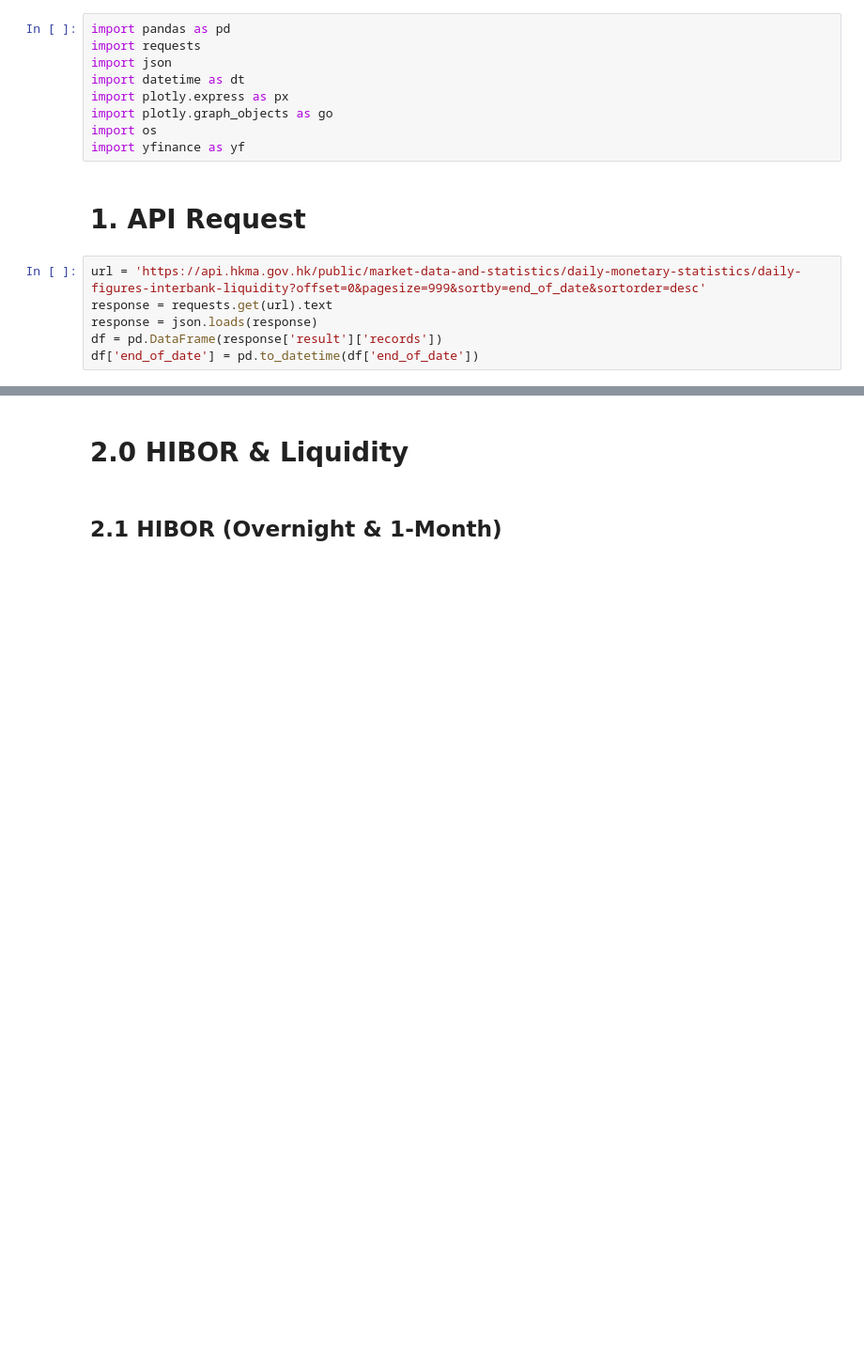
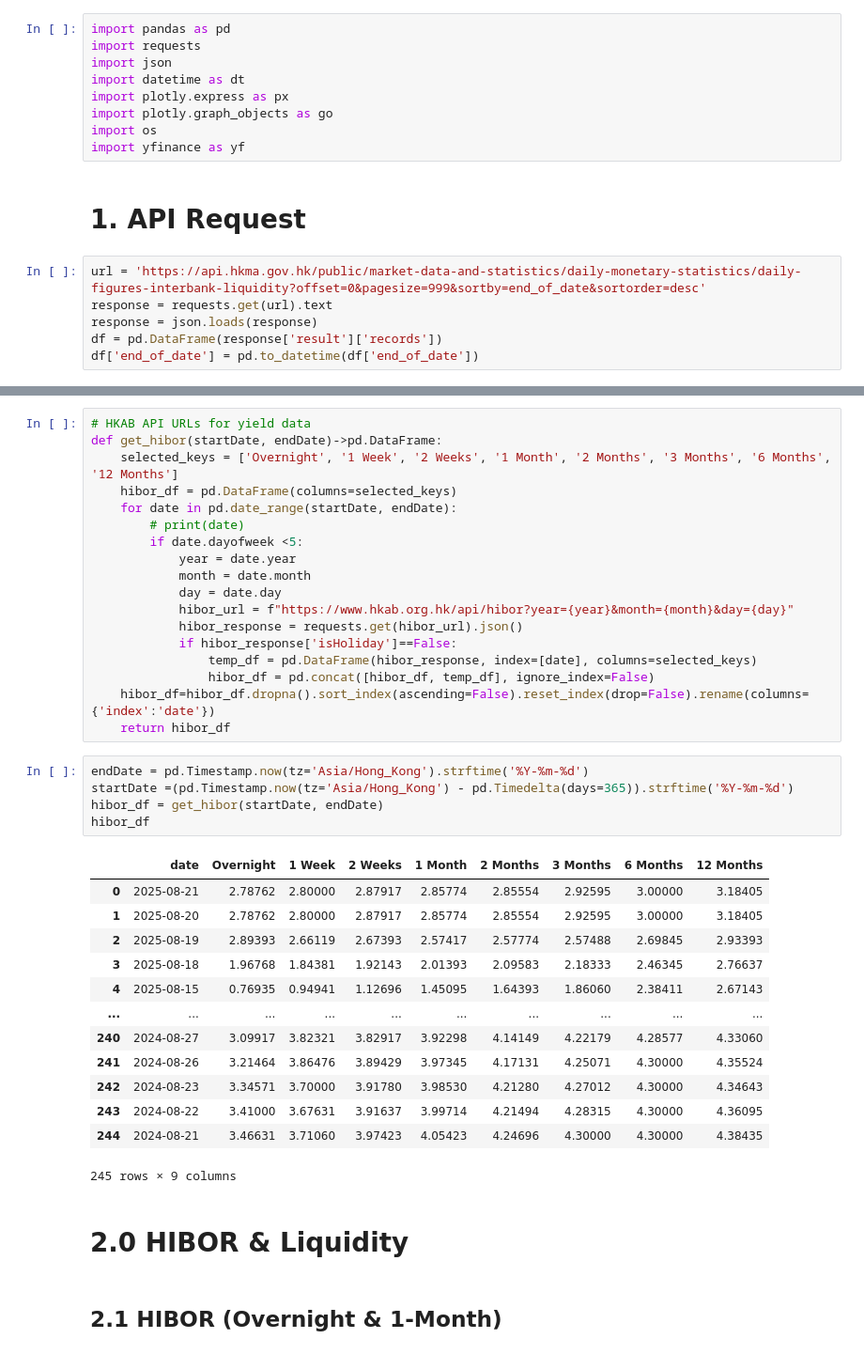
Before and after one commit to 0KeirLi0/EconomyAnalysis, a Jupyter notebook: notebook/YieldAnalysis/A02_DailyInterbankLiquidity.ipynb, the cells around one changed output, grey strips where cells are left out. Shown at 94% size. Cells and saved outputs as stored; diff of their text form; blank space fills up the shorter version.

Commit message:
update hibor api source

```diff
--- a/notebook/YieldAnalysis/A02_DailyInterbankLiquidity.ipynb
+++ b/notebook/YieldAnalysis/A02_DailyInterbankLiquidity.ipynb
@@ -22,3 +36,40 @@ df
+# %%
+# HKAB API URLs for yield data
+def get_hibor(startDate, endDate)->pd.DataFrame:
+    selected_keys = ['Overnight', '1 Week', '2 Weeks', '1 Month', '2 Months', '3 Months', '6 Months', '12 Months']
+    hibor_df = pd.DataFrame(columns=selected_keys)
+    for date in pd.date_range(startDate, endDate):
+        # print(date)
+        if date.dayofweek <5:
+            year = date.year
+            month = date.month
+            day = date.day
+            hibor_url = f"https://www.hkab.org.hk/api/hibor?year={year}&month={month}&day={day}"
+            hibor_response = requests.get(hibor_url).json()
+            if hibor_response['isHoliday']==False:
+                temp_df = pd.DataFrame(hibor_response, index=[date], columns=selected_keys)
+                hibor_df = pd.concat([hibor_df, temp_df], ignore_index=False)
+    hibor_df=hibor_df.dropna().sort_index(ascending=False).reset_index(drop=False).rename(columns={'index':'date'})
+    return hibor_df
+# %%
+endDate = pd.Timestamp.now(tz='Asia/Hong_Kong').strftime('%Y-%m-%d')
+startDate =(pd.Timestamp.now(tz='Asia/Hong_Kong') - pd.Timedelta(days=365)).strftime('%Y-%m-%d')
+hibor_df = get_hibor(startDate, endDate)
+hibor_df
+# %% [output]
+|  | date | Overnight | 1 Week | 2 Weeks | 1 Month | 2 Months | 3 Months | 6 Months | 12 Months |
+| 0 | 2025-08-21 | 2.78762 | 2.80000 | 2.87917 | 2.85774 | 2.85554 | 2.92595 | 3.00000 | 3.18405 |
+| 1 | 2025-08-20 | 2.78762 | 2.80000 | 2.87917 | 2.85774 | 2.85554 | 2.92595 | 3.00000 | 3.18405 |
+| 2 | 2025-08-19 | 2.89393 | 2.66119 | 2.67393 | 2.57417 | 2.57774 | 2.57488 | 2.69845 | 2.93393 |
+| 3 | 2025-08-18 | 1.96768 | 1.84381 | 1.92143 | 2.01393 | 2.09583 | 2.18333 | 2.46345 | 2.76637 |
+| 4 | 2025-08-15 | 0.76935 | 0.94941 | 1.12696 | 1.45095 | 1.64393 | 1.86060 | 2.38411 | 2.67143 |
+| ... | ... | ... | ... | ... | ... | ... | ... | ... | ... |
+| 240 | 2024-08-27 | 3.09917 | 3.82321 | 3.82917 | 3.92298 | 4.14149 | 4.22179 | 4.28577 | 4.33060 |
+| 241 | 2024-08-26 | 3.21464 | 3.86476 | 3.89429 | 3.97345 | 4.17131 | 4.25071 | 4.30000 | 4.35524 |
+| 242 | 2024-08-23 | 3.34571 | 3.70000 | 3.91780 | 3.98530 | 4.21280 | 4.27012 | 4.30000 | 4.34643 |
+| 243 | 2024-08-22 | 3.41000 | 3.67631 | 3.91637 | 3.99714 | 4.21494 | 4.28315 | 4.30000 | 4.36095 |
+| 244 | 2024-08-21 | 3.46631 | 3.71060 | 3.97423 | 4.05423 | 4.24696 | 4.30000 | 4.30000 | 4.38435 |
+245 rows × 9 columns
 # %% [markdown]
 # 2.0 HIBOR & Liquidity
 # %% [markdown]
```
Also changed, not shown: parts of 8 cells of this notebook, 5 other files.
